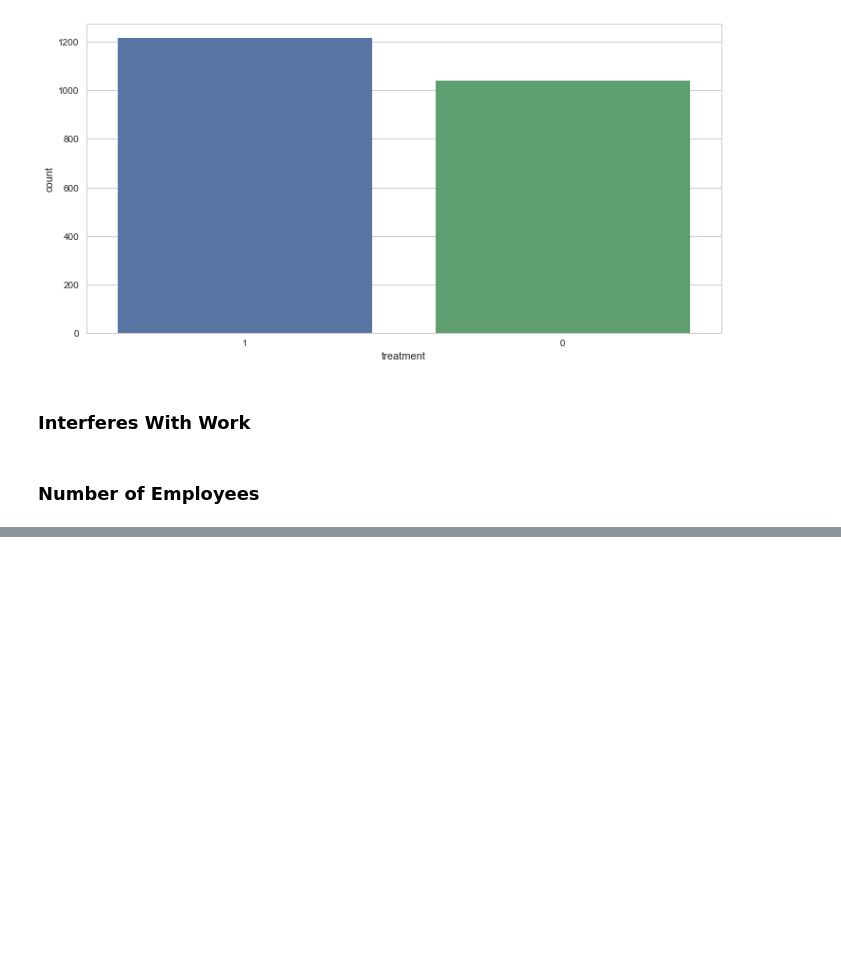
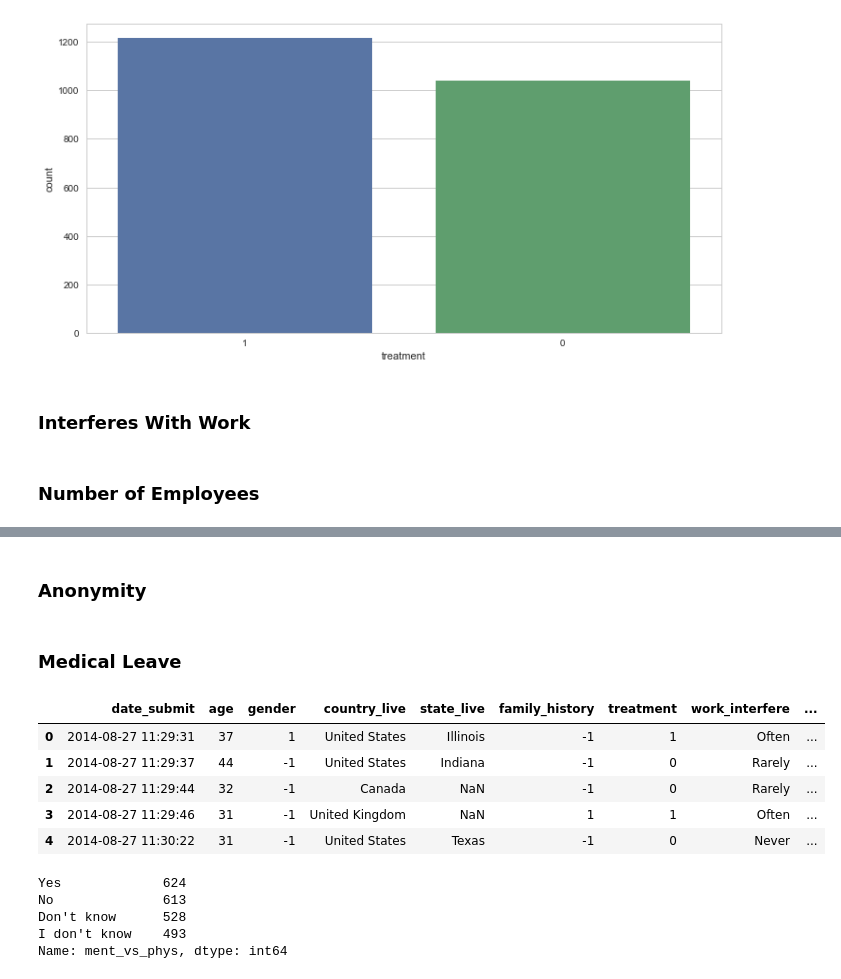
Before and after one commit to phuongho43/cogs108-mental_health, a Jupyter notebook: FinalProject.ipynb, the cells around one changed output, grey strips where cells are left out. Saved outputs shown, nothing was run; the diff lists cells and outputs as text; code cells hidden in the pictures; blank space fills up the shorter version.

Commit message:
Clean remote, tech_comp, benefits, care_options, wellness_program, emp_help, anon, med_leave

```diff
--- a/FinalProject.ipynb
+++ b/FinalProject.ipynb
@@ -553,0 +581,5 @@ combined_df = combined_df.join(comp_size_dummies)
+# %%
+combined_df.loc[(combined_df.wellness_program == 'No'), 'wellness_program'] = -1
+combined_df.loc[(combined_df.wellness_program == 'I don\'t know') | (
+    combined_df.wellness_program == 'Don\'t know'), 'wellness_program'] = 0
+combined_df.loc[(combined_df.wellness_program == 'Yes'), 'wellness_program'] = 1
@@ -553,0 +588,14 @@ combined_df = combined_df.join(comp_size_dummies)
+# %%
+combined_df.loc[(combined_df.emp_help == 'No'), 'emp_help'] = -1
+combined_df.loc[(combined_df.emp_help == 'I don\'t know') | (
+    combined_df.emp_help == 'Don\'t know'), 'emp_help'] = 0
+combined_df.loc[(combined_df.emp_help == 'Yes'), 'emp_help'] = 1
+# %% [markdown]
+### Anonymity
+# %%
+combined_df.loc[(combined_df.anon == 'No'), 'anon'] = -1
+combined_df.loc[(combined_df.anon == 'I don\'t know') | (
+    combined_df.anon == 'Don\'t know'), 'anon'] = 0
+combined_df.loc[(combined_df.anon == 'Yes'), 'anon'] = 1
+# %% [markdown]
+### Medical Leave
@@ -553,0 +611,21 @@ combined_df = combined_df.join(comp_size_dummies)
+# %%
+# One-Hot Encode
+med_leave_dummies = pd.get_dummies(combined_df.med_leave, prefix='mleave')
+combined_df = combined_df.join(med_leave_dummies)
+# %%
+combined_df.head()
+# %% [output]
+|  | date_submit | age | gender | country_live | state_live | family_history | treatment | work_interfere | ... |
+| 0 | 2014-08-27 11:29:31 | 37 | 1 | United States | Illinois | -1 | 1 | Often | ... |
+| 1 | 2014-08-27 11:29:37 | 44 | -1 | United States | Indiana | -1 | 0 | Rarely | ... |
+| 2 | 2014-08-27 11:29:44 | 32 | -1 | Canada | NaN | -1 | 0 | Rarely | ... |
+| 3 | 2014-08-27 11:29:46 | 31 | -1 | United Kingdom | NaN | 1 | 1 | Often | ... |
+| 4 | 2014-08-27 11:30:22 | 31 | -1 | United States | Texas | -1 | 0 | Never | ... |
+# %%
+combined_df.ment_vs_phys.value_counts(dropna=False)
+# %% [output]
+Yes             624
+No              613
+Don't know      528
+I don't know    493
+Name: ment_vs_phys, dtype: int64
```
Also changed, not shown: parts of 15 cells of this notebook.
